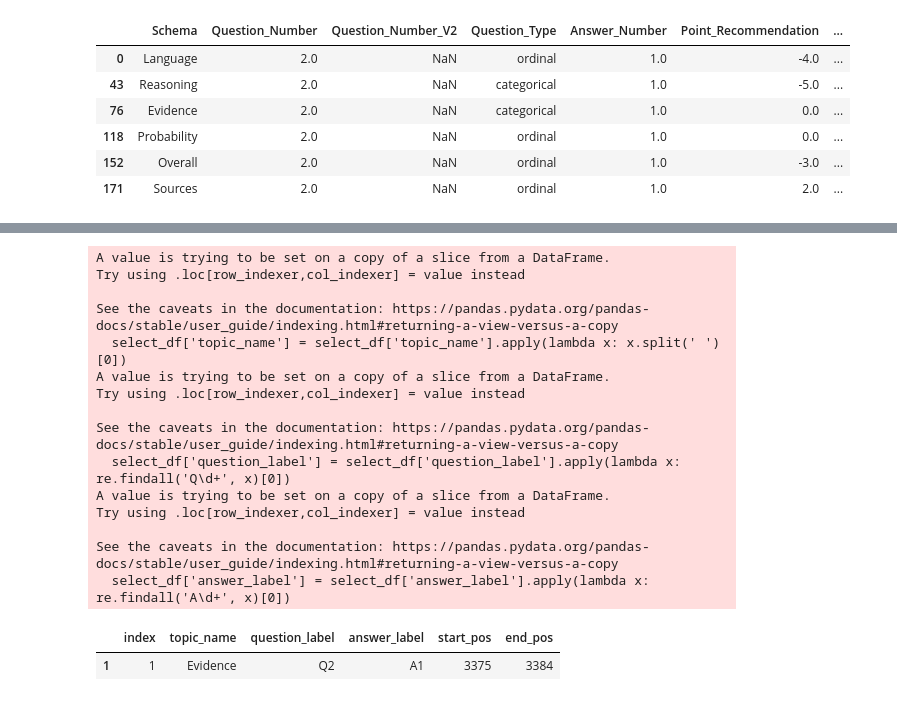
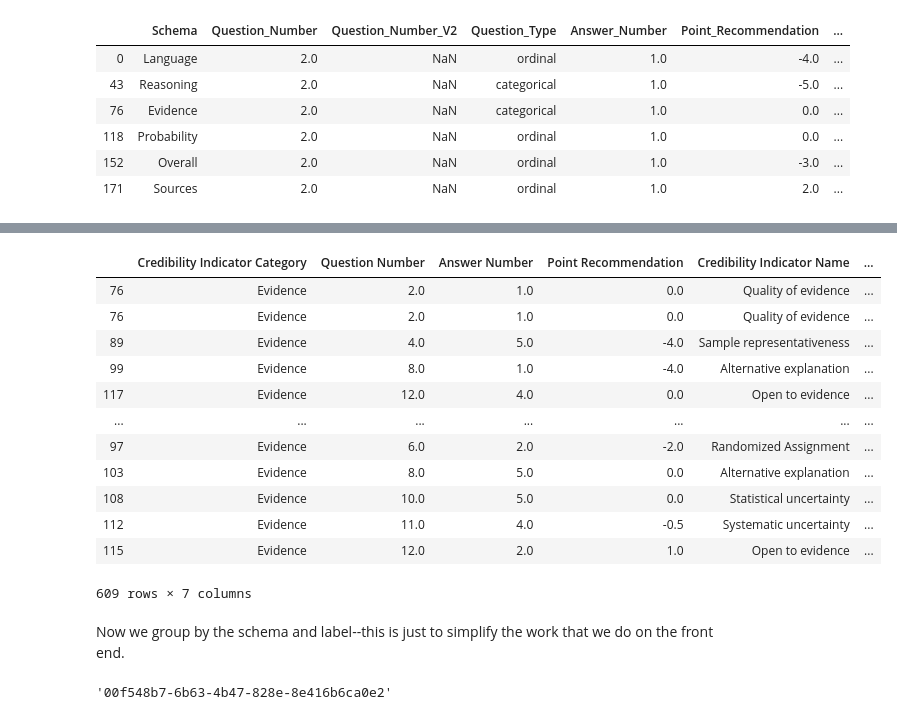
Before and after one commit to Goodly/pe-consensus-scoring, a Jupyter notebook: consensus_and_scoring/newsfeed/visualizations/DataHunt.ipynb, the cells around one changed output, grey strips where cells are left out. Drawn from its saved outputs; the diff is of its cells as text; code cells hidden in the pictures.

```diff
--- a/consensus_and_scoring/newsfeed/visualizations/DataHunt.ipynb
+++ b/consensus_and_scoring/newsfeed/visualizations/DataHunt.ipynb
@@ -298,20 +310,24 @@ See the caveats in the documentation: https://pandas.pydata.org/pandas-docs/stab
-# %%
-get_TopicQA(raw_data, 1)
-# %% [output]
-A value is trying to be set on a copy of a slice from a DataFrame.
-Try using .loc[row_indexer,col_indexer] = value instead
-
-See the caveats in the documentation: https://pandas.pydata.org/pandas-docs/stable/user_guide/indexing.html#returning-a-view-versus-a-copy
-  select_df['topic_name'] = select_df['topic_name'].apply(lambda x: x.split(' ')[0])
-A value is trying to be set on a copy of a slice from a DataFrame.
-Try using .loc[row_indexer,col_indexer] = value instead
-
-See the caveats in the documentation: https://pandas.pydata.org/pandas-docs/stable/user_guide/indexing.html#returning-a-view-versus-a-copy
-  select_df['question_label'] = select_df['question_label'].apply(lambda x: re.findall('Q\d+', x)[0])
-A value is trying to be set on a copy of a slice from a DataFrame.
-Try using .loc[row_indexer,col_indexer] = value instead
-
-See the caveats in the documentation: https://pandas.pydata.org/pandas-docs/stable/user_guide/indexing.html#returning-a-view-versus-a-copy
-  select_df['answer_label'] = select_df['answer_label'].apply(lambda x: re.findall('A\d+', x)[0])
-|  | index | topic_name | question_label | answer_label | start_pos | end_pos |
-| 1 | 1 | Evidence | Q2 | A1 | 3375 | 3384 |
+# %%
+for row_num in range(2, len(raw_data)):
+    try:
+        new_row = new_from_row(raw_data, row_num)
+    except Exception as error:
+        continue
+    new_df = new_df.append(new_from_row(raw_data, row_num))
+new_df
+# %% [output]
+|  | Credibility Indicator Category | Question Number | Answer Number | Point Recommendation | Credibility Indicator Name | ... |
+| 76 | Evidence | 2.0 | 1.0 | 0.0 | Quality of evidence | ... |
+| 76 | Evidence | 2.0 | 1.0 | 0.0 | Quality of evidence | ... |
+| 89 | Evidence | 4.0 | 5.0 | -4.0 | Sample representativeness | ... |
+| 99 | Evidence | 8.0 | 1.0 | -4.0 | Alternative explanation | ... |
+| 117 | Evidence | 12.0 | 4.0 | 0.0 | Open to evidence | ... |
+| ... | ... | ... | ... | ... | ... | ... |
+| 97 | Evidence | 6.0 | 2.0 | -2.0 | Randomized Assignment | ... |
+| 103 | Evidence | 8.0 | 5.0 | 0.0 | Alternative explanation | ... |
+| 108 | Evidence | 10.0 | 5.0 | 0.0 | Statistical uncertainty | ... |
+| 112 | Evidence | 11.0 | 4.0 | -0.5 | Systematic uncertainty | ... |
+| 115 | Evidence | 12.0 | 2.0 | 1.0 | Open to evidence | ... |
+609 rows × 7 columns
+# %% [markdown]
+Now we group by the schema and label--this is just to simplify the work that we do on the front end.
@@ -317,0 +336,4 @@ See the caveats in the documentation: https://pandas.pydata.org/pandas-docs/stab
+# %%
+most_common_contributor
+# %% [output]
+'00f548b7-6b63-4b47-828e-8e416b6ca0e2'
```
Also changed, not shown: parts of 12 cells of this notebook.
